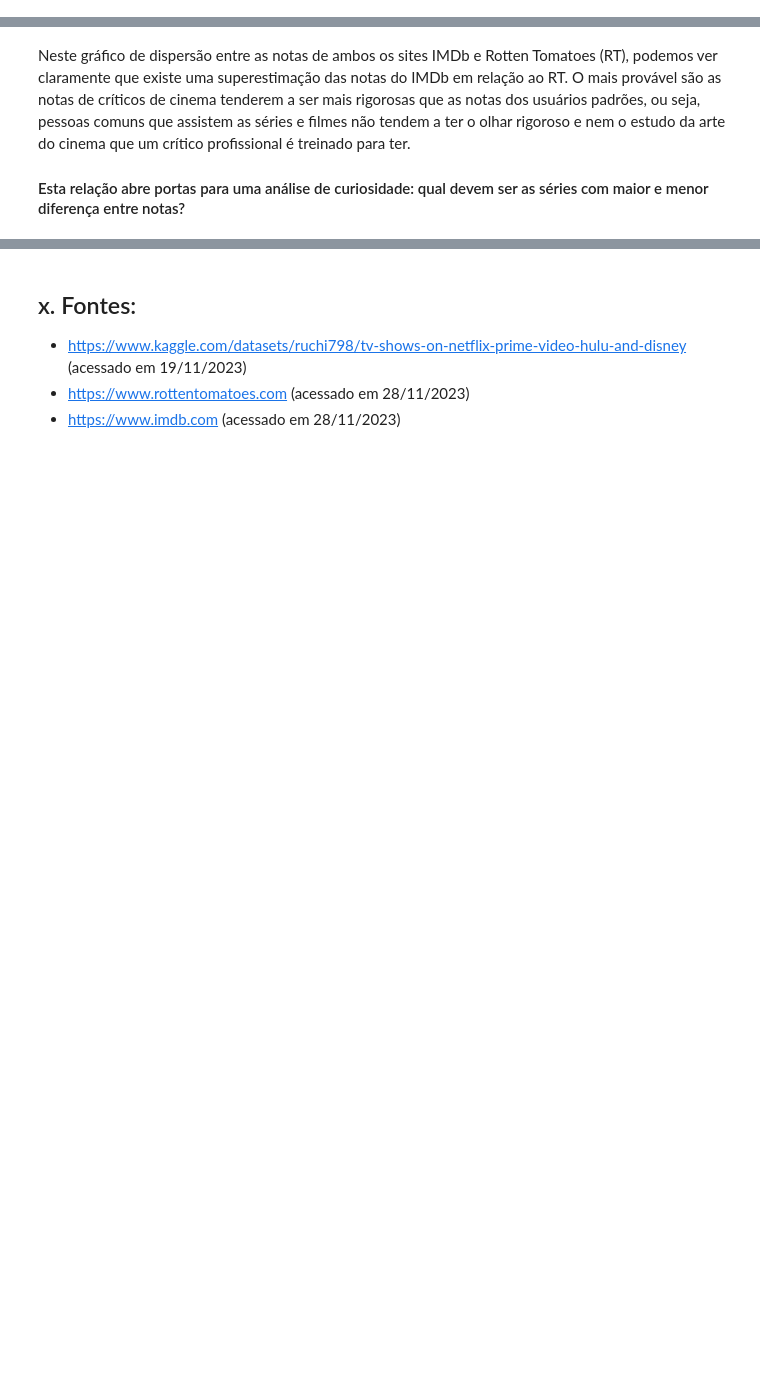
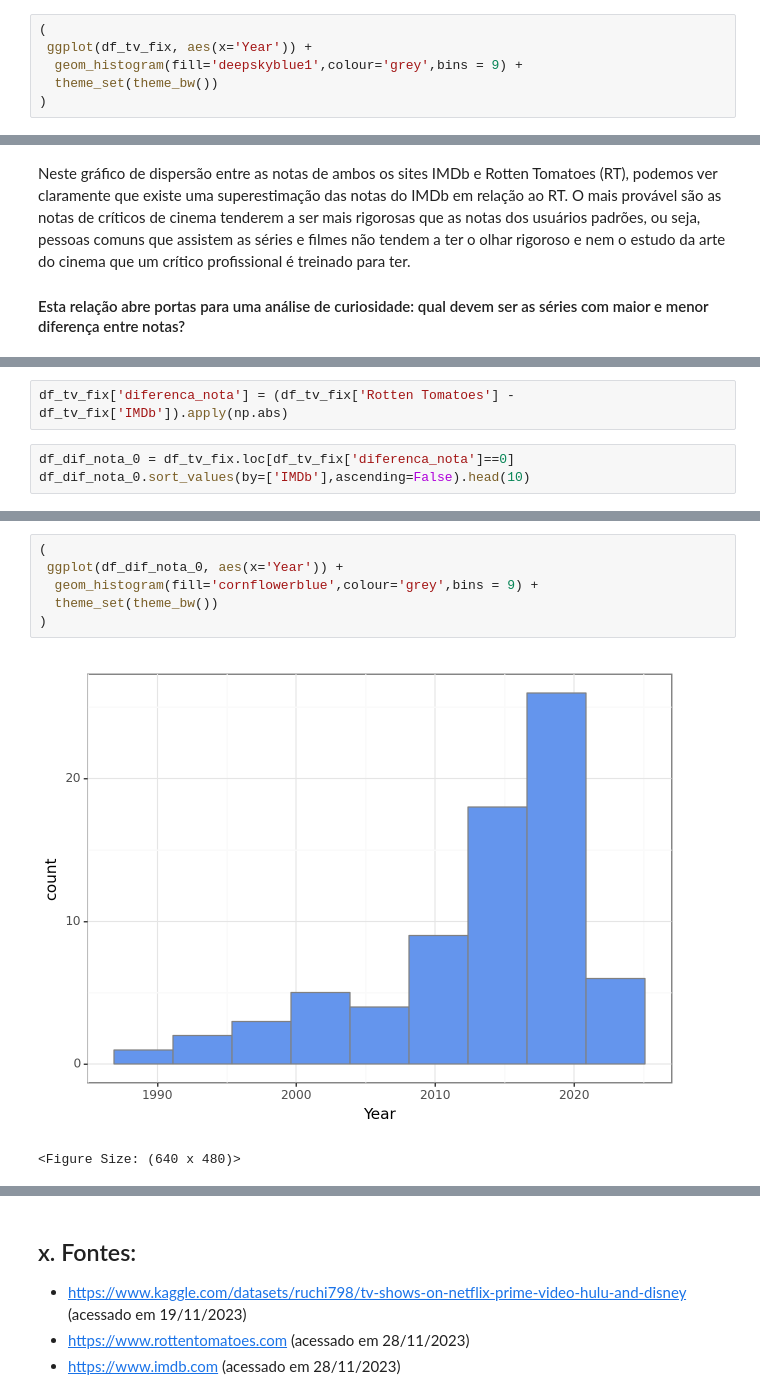
Before and after one commit to bzimons/mvp_puc_1, a Jupyter notebook: mvp1_teste.ipynb, the cells around one changed output, grey strips where cells are left out. Saved outputs shown, nothing was run; the diff lists cells and outputs as text; blank space fills up the shorter version.

```diff
--- a/mvp1_teste.ipynb
+++ b/mvp1_teste.ipynb
@@ -187,3 +188,9 @@ Agora com as notas ajustadas, podemos fazer as primeiras visualizações:
 # %% [output]
 [figure]
 <Figure Size: (640 x 480)>
+# %%
+(
+ ggplot(df_tv_fix, aes(x='Year')) +
+  geom_histogram(fill='deepskyblue1',colour='grey',bins = 9) +
+  theme_set(theme_bw())
+)
@@ -202,0 +203,5 @@ df_tv.describe()
+# %%
+df_tv_fix['diferenca_nota'] = (df_tv_fix['Rotten Tomatoes'] - df_tv_fix['IMDb']).apply(np.abs)
+# %%
+df_dif_nota_0 = df_tv_fix.loc[df_tv_fix['diferenca_nota']==0]
+df_dif_nota_0.sort_values(by=['IMDb'],ascending=False).head(10)
@@ -202,0 +244,9 @@ df_tv.describe()
+# %%
+(
+ ggplot(df_dif_nota_0, aes(x='Year')) +
+  geom_histogram(fill='cornflowerblue',colour='grey',bins = 9) +
+  theme_set(theme_bw())
+)
+# %% [output]
+[figure, added]
+<Figure Size: (640 x 480)>
```
Also changed, not shown: parts of 13 cells of this notebook.
